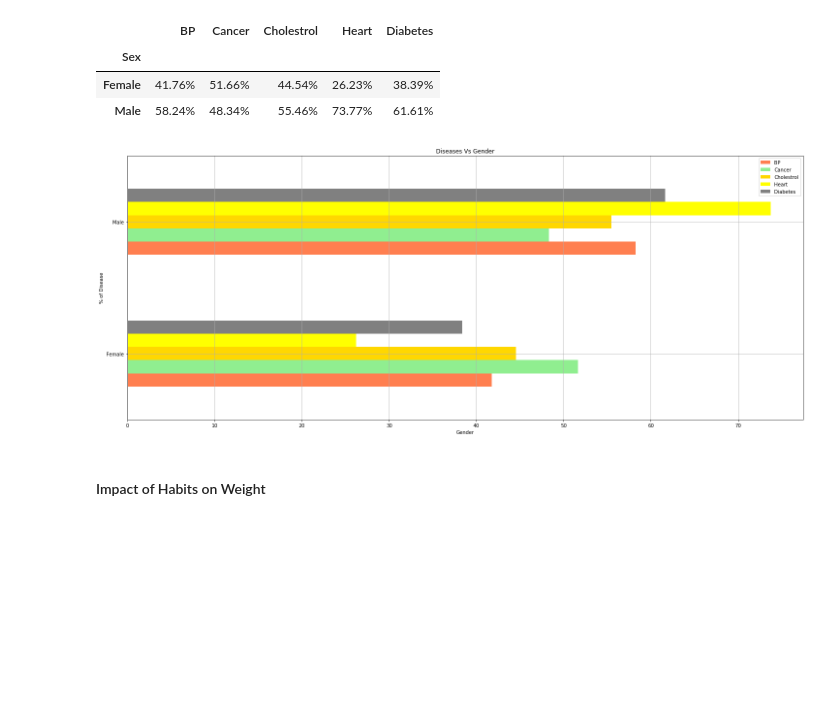
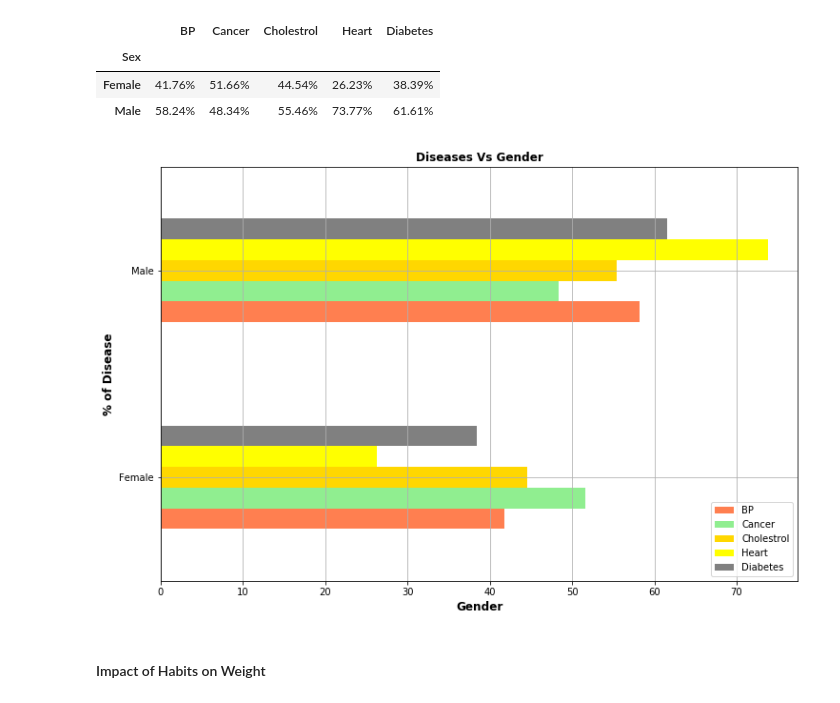
Before and after one commit to ic2019/groupb_project1, a Jupyter notebook: Behavior_Analysis_1.ipynb, the cells around one changed output. Drawn from its saved outputs; the diff is of its cells as text; code cells hidden in the pictures; blank space fills up the shorter version.

```diff
--- a/Behavior_Analysis_1.ipynb
+++ b/Behavior_Analysis_1.ipynb
@@ -127,21 +224,21 @@ sex_disease_data_formatted
 | Male | 58.24% | 48.34% | 55.46% | 73.77% | 61.61% |
 # %%
 #Plot for Gender Vs Diseases
-fig, ax  = plt.subplots(figsize=(25, 10))
+fig, ax  = plt.subplots(figsize=(12, 8))
 
 sex_disease_data.plot(kind="barh", ax=ax, colors = ["Coral", "lightgreen", "gold", "yellow", "grey"])
 
-plt.title('Diseases Vs Gender')
-plt.xlabel('Gender')
-plt.ylabel("% of Disease")
+plt.title('Diseases Vs Gender', fontweight="bold", fontsize="large")
+plt.xlabel('Gender',  fontweight="bold", fontsize="large")
+plt.ylabel("% of Disease", fontweight="bold", fontsize="large")
 plt.grid()
 
 
 fig.savefig("./Images/gender_disease.png")
 
 plt.show()
 # %% [output]
-[figure, old version]
+[figure, new version]
 # %% [markdown]
 #### Impact of Habits on Weight
 # %%
```
Also changed, not shown: parts of 32 cells of this notebook, 4 other files.
